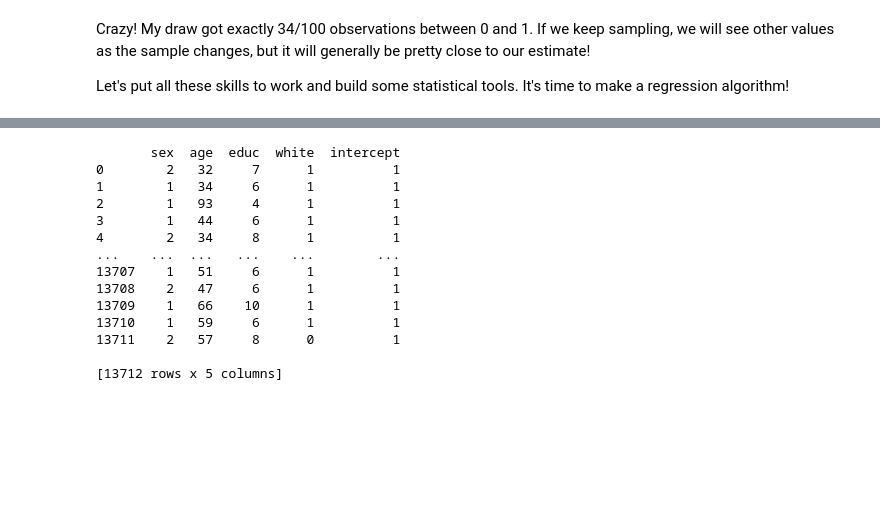
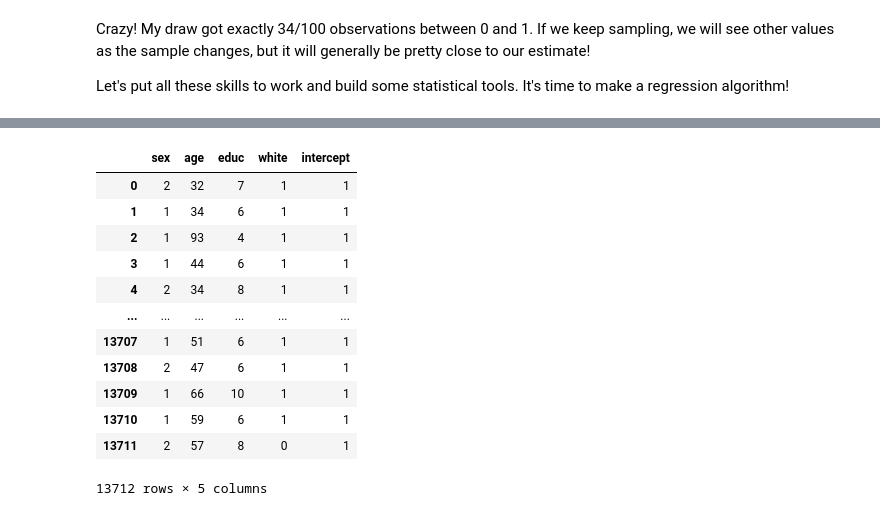
Before and after one commit to anna-vaughn/econ8320-assignment-08, a Jupyter notebook: Lesson.ipynb, the cells around one changed output, grey strips where cells are left out. Cells and saved outputs as stored; diff of their text form; code cells hidden in the pictures; blank space fills up the shorter version.

```diff
--- a/Lesson.ipynb
+++ b/Lesson.ipynb
@@ -477,47 +477,47 @@ class RegressionModel:
                 'coefficient': beta[i][0],
                 'standard_error': se[i],
                 't_stat': t_stats[i],
                 'p_value': p_values[i]
             }
 
     def summary(self):
         summary_data = {
             "Variable name": [],
             "coefficient value": [],
             "standard error": [],
             "t-statistic": [],
             "p-value": []
         }
 
         for var, metrics in self.results.items():
             summary_data["Variable name"].append(var)
             summary_data["coefficient value"].append(metrics["coefficient"])
             summary_data["standard error"].append(metrics["standard_error"])
             summary_data["t-statistic"].append(metrics["t_stat"])
             summary_data["p-value"].append(metrics["p_value"])
 
-        return pd.DataFrame(summary_data)
+        return pd.Series(summary_data)
 
 '''data = pd.read_csv("tests/files/assignment8Data.csv")
 x = data[['sex','age','educ','white']]
 y = data['incwage']
 reg = RegressionModel(x, y, create_intercept=True)
 
 x = x.assign(intercept=pd.Series([1]*np.shape(x)[0]))
-
-print(reg.x)'''
+#x
+reg.x'''
+#print(reg.x.equals(x))
 # %% [output]
+|  | sex | age | educ | white | intercept |
+| 0 | 2 | 32 | 7 | 1 | 1 |
+| 1 | 1 | 34 | 6 | 1 | 1 |
+| 2 | 1 | 93 | 4 | 1 | 1 |
+| 3 | 1 | 44 | 6 | 1 | 1 |
+| 4 | 2 | 34 | 8 | 1 | 1 |
+| ... | ... | ... | ... | ... | ... |
+| 13707 | 1 | 51 | 6 | 1 | 1 |
+| 13708 | 2 | 47 | 6 | 1 | 1 |
+| 13709 | 1 | 66 | 10 | 1 | 1 |
+| 13710 | 1 | 59 | 6 | 1 | 1 |
+| 13711 | 2 | 57 | 8 | 0 | 1 |
-       sex  age  educ  white  intercept
-0        2   32     7      1          1
-1        1   34     6      1          1
-2        1   93     4      1          1
-3        1   44     6      1          1
-4        2   34     8      1          1
-...    ...  ...   ...    ...        ...
-13707    1   51     6      1          1
-13708    2   47     6      1          1
-13709    1   66    10      1          1
-13710    1   59     6      1          1
-13711    2   57     8      0          1
-
-[13712 rows x 5 columns]
+13712 rows × 5 columns
```
